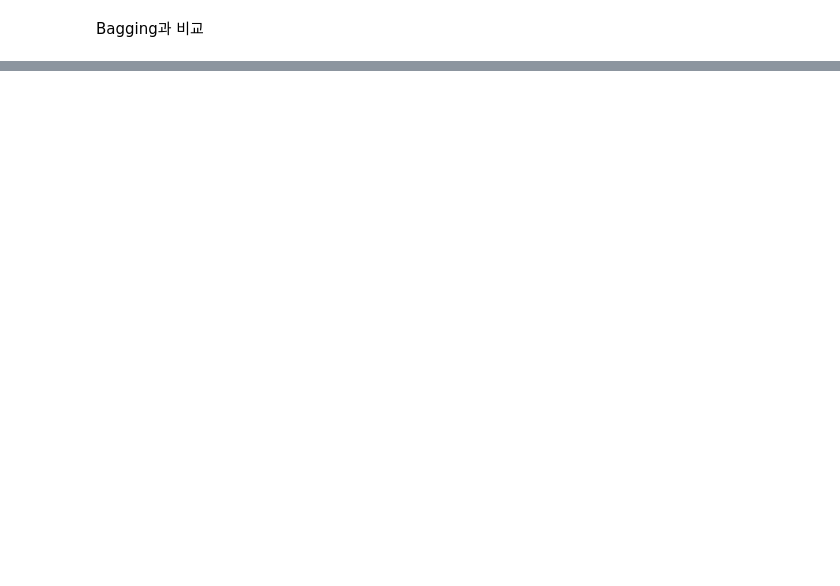
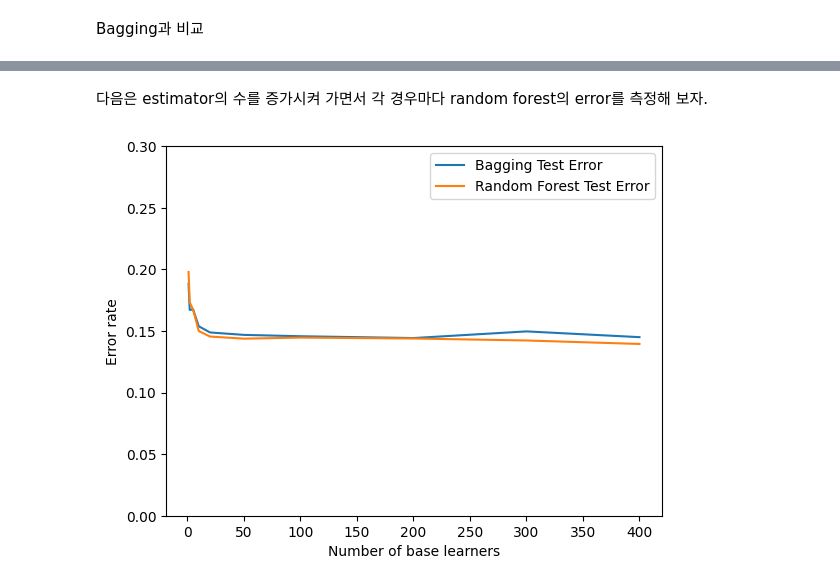
Before and after one commit to ksublee/MP, a Jupyter notebook: 04. Random forest.ipynb, the cells around one changed output, grey strips where cells are left out. Cells and saved outputs as stored; diff of their text form; code cells hidden in the pictures; blank space fills up the shorter version.

```diff
--- a/04. Random forest.ipynb
+++ b/04. Random forest.ipynb
@@ -320,0 +416,2 @@ print('정확도 평균: %0.3f' % (scores_tree.mean()))
+# %%
+rf.fit(X_train, y_train)
@@ -320,0 +486,10 @@ print('정확도 평균: %0.3f' % (scores_tree.mean()))
+# %%
+# 시간이 다소 오래 걸릴 수 있다.
+# bagging
+n_estimators_list = [1, 2, 5, 10, 20, 50, 100, 200, 300, 400]
+bc_errs = []
+for n_estimators in n_estimators_list:
+    bc = BaggingClassifier(n_estimators = n_estimators)
+    bc.fit(X_train, y_train)
+    bc_err = 1 - bc.score(X_test, y_test)
+    bc_errs.append(bc_err)
@@ -320,0 +509,33 @@ print('정확도 평균: %0.3f' % (scores_tree.mean()))
+# %% [markdown]
+다음은 estimator의 수를 증가시켜 가면서 각 경우마다 random forest의 error를 측정해 보자.
+# %%
+rf_errs = []
+for n_estimators in n_estimators_list:
+
+    rf = RandomForestClassifier(n_estimators = n_estimators)
+    rf.fit(X_train, y_train)
+    rf_err = 1 - rf.score(X_test, y_test)
+    rf_errs.append(rf_err)
+# %%
+fig = plt.figure()
+ax = fig.add_subplot()
+ax.plot(
+    n_estimators_list,
+    bc_errs,
+    label="Bagging Test Error")
+
+ax.plot(
+    n_estimators_list,
+    rf_errs,
+    label="Random Forest Test Error")
+
+
+ax.set_ylim((0.0, 0.3))
+ax.set_xlabel("Number of base learners")
+ax.set_ylabel("Error rate")
+
+plt.legend()
+
+plt.show()
+# %% [output]
+[figure, added]
```
Also changed, not shown: parts of 43 cells of this notebook, 4 other files.
